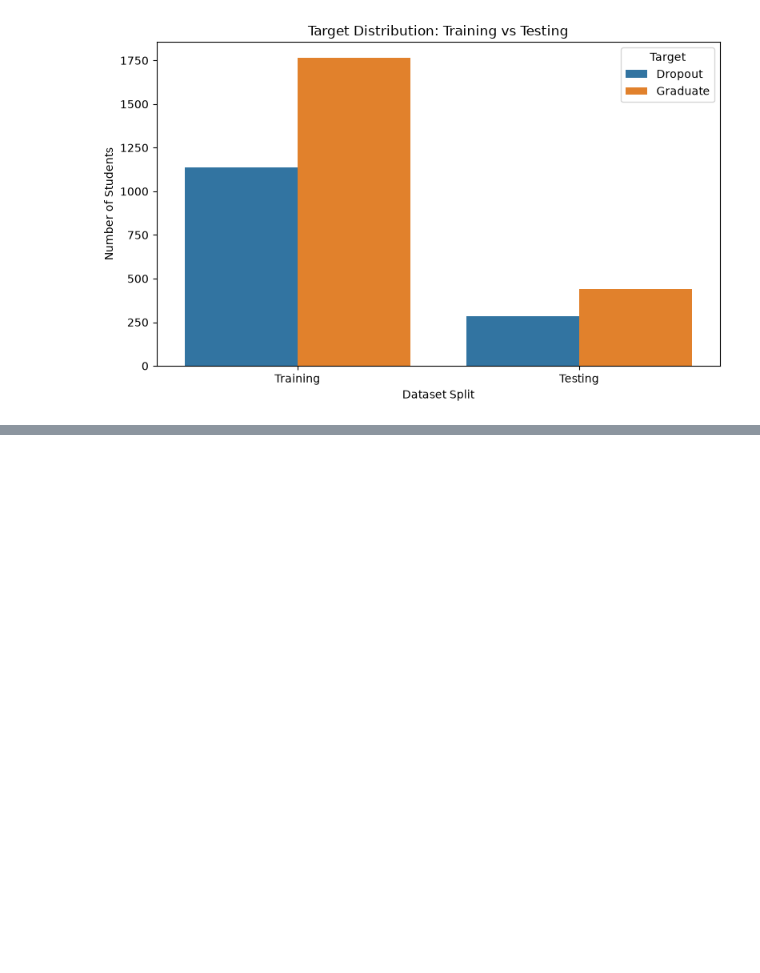
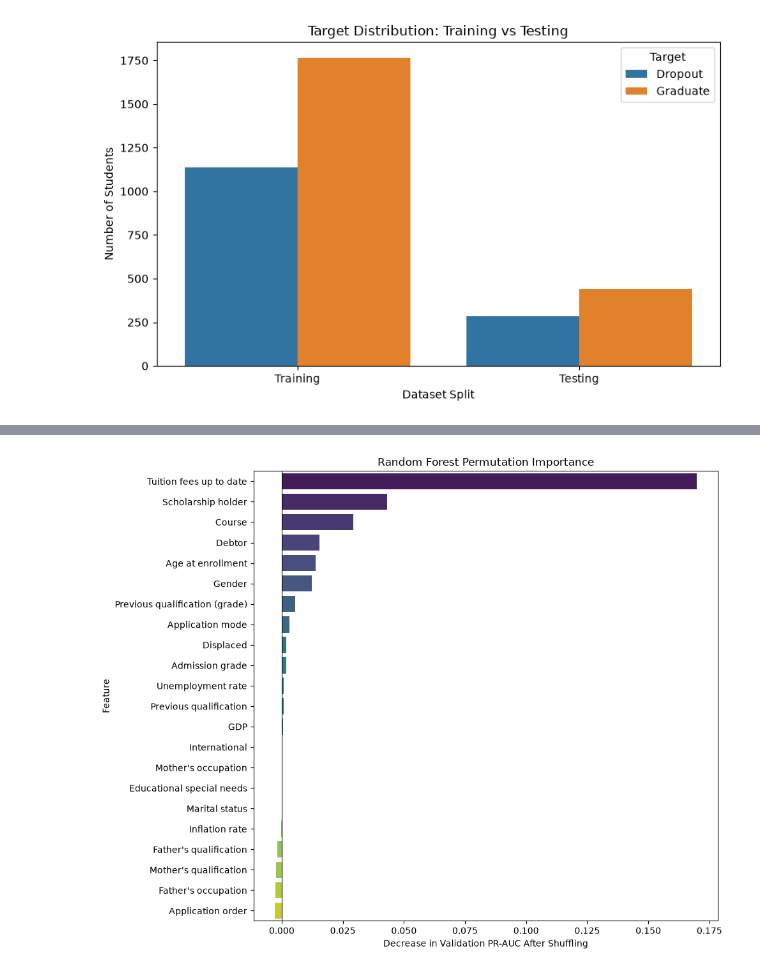
Before and after one commit to Mubhin77/student-dropout-prediction, a Jupyter notebook: notebooks/final_eda.ipynb, the cells around one changed output, grey strips where cells are left out. Saved outputs shown, nothing was run; the diff lists cells and outputs as text; code cells hidden in the pictures; blank space fills up the shorter version.

Commit message:
finalized model , built strealmit app

```diff
--- a/notebooks/final_eda.ipynb
+++ b/notebooks/final_eda.ipynb
@@ -2649,0 +2849,89 @@ Name: count, dtype: int64
+# %%
+
+from sklearn.ensemble import RandomForestClassifier
+from sklearn.pipeline import Pipeline
+from sklearn.compose import ColumnTransformer
+from sklearn.preprocessing import OneHotEncoder
+from sklearn.inspection import permutation_importance
+from sklearn.metrics import (
+    accuracy_score,
+    roc_auc_score,
+    average_precision_score
+)
+import pandas as pd
+import matplotlib.pyplot as plt
+import seaborn as sns
+
+# Random Forest does not require numerical scaling
+rf_preprocessor = ColumnTransformer([
+    ("num", "passthrough", numerical_fs),
+    ("cat", OneHotEncoder(handle_unknown="ignore"), categorical_fs)
+])
+
+rf_pipeline = Pipeline([
+    ("preprocessor", rf_preprocessor),
+    ("classifier", RandomForestClassifier(
+        n_estimators=400,
+        random_state=42,
+        class_weight="balanced",
+        min_samples_leaf=2,
+        n_jobs=-1
+    ))
+])
+
+# Train using the same internal training split
+rf_pipeline.fit(X_model_train, y_model_train)
+
+# Validation predictions
+rf_predictions = rf_pipeline.predict(X_val)
+rf_probabilities = rf_pipeline.predict_proba(X_val)[:, 1]
+
+print("Random Forest Validation Results")
+print("Accuracy:",
+      round(accuracy_score(y_val, rf_predictions), 4))
+print("ROC-AUC:",
+      round(roc_auc_score(y_val, rf_probabilities), 4))
+print("PR-AUC:",
+      round(average_precision_score(y_val, rf_probabilities), 4))
+
+# Permutation importance on original feature columns
+rf_perm = permutation_importance(
+    rf_pipeline,
+    X_val,
+    y_val,
+    scoring="average_precision",
+    n_repeats=10,
+    random_state=42,
+    n_jobs=-1
+)
+
+rf_importance_df = pd.DataFrame({
+    "Feature": features_reduced,
+    "Importance Mean": rf_perm.importances_mean,
+    "Importance Std": rf_perm.importances_std
+}).sort_values(
+    "Importance Mean",
+    ascending=False
+).reset_index(drop=True)
+
+display(rf_importance_df.round(4))
+
+# Visualize Random Forest feature importance
+plt.figure(figsize=(10, 8))
+
+sns.barplot(
+    data=rf_importance_df,
+    x="Importance Mean",
+    y="Feature",
+    hue="Feature",
+    palette="viridis",
+    legend=False
+)
+
+plt.axvline(0, color="black", linewidth=0.8)
+plt.title("Random Forest Permutation Importance")
+plt.xlabel("Decrease in Validation PR-AUC After Shuffling")
+plt.ylabel("Feature")
+plt.tight_layout()
+plt.show()
+# %% [output]
@@ -2649,0 +2959 @@ Name: count, dtype: int64
+[figure, added]
```
Also changed, not shown: parts of 12 cells of this notebook, 2 other files.
